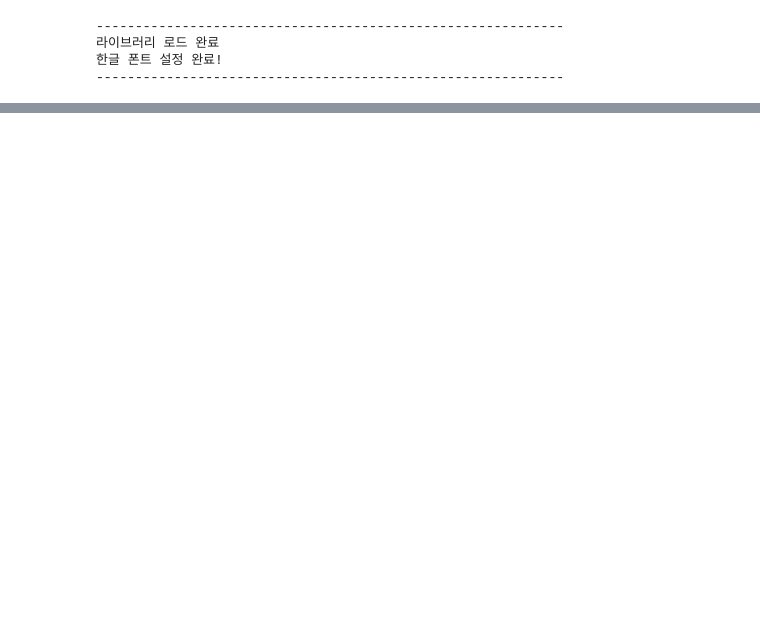
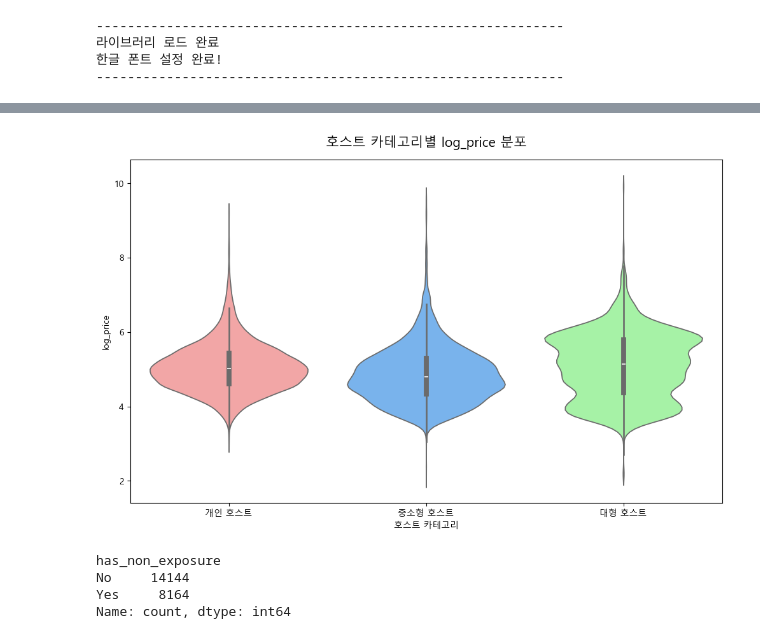
Before and after one commit to sybeom528/airbnb_price_prediction, a Jupyter notebook: notebooks/260304_khe.ipynb, the cells around one changed output, grey strips where cells are left out. Drawn from its saved outputs; the diff is of its cells as text; code cells hidden in the pictures; blank space fills up the shorter version.

```diff
--- a/notebooks/260304_khe.ipynb
+++ b/notebooks/260304_khe.ipynb
@@ -319,0 +81,14 @@ property_type (숙소 타입), room_type (룸 타입)
+# %%
+# calculated_host_listings_count 컬럼의 범위로 데이터 묶기
+# 개인 호스트 : 숙소 1개 / 중소형 호스트: 숙소 2~10개 / 대형 호스트: 숙소 11개 이상
+def categorize_host(listings_count):
+    if listings_count == 1:
+        return '개인 호스트'
+    elif 2 <= listings_count <= 10:
+        return '중소형 호스트'
+    else:
+        return '대형 호스트'
+df_cleaned_copy['host_category'] = df_cleaned_copy['calculated_host_listings_count'].apply(categorize_host)
+# host_category 컬럼의 범주별로 데이터 묶기
+host_category_counts = df_cleaned_copy['host_category'].value_counts()
+print(host_category_counts)
@@ -319,0 +154,28 @@ property_type (숙소 타입), room_type (룸 타입)
+# %%
+#바이올렛 도표로 시각화
+plt.figure(figsize=(12, 7))
+sns.violinplot(data=df_cleaned_copy, x='host_category', y='log_price', palette=['#ff9999','#66b3ff','#99ff99'])
+plt.title('호스트 카테고리별 log_price 분포', fontsize=15, pad=15)
+plt.xlabel('호스트 카테고리')
+plt.ylabel('log_price')
+plt.show()
+# %% [output]
+[figure, added]
+# %%
+# 호스트 카테고리별 에어비앤비 비노출/노출 호스트 숙소 분포 시각화
+ # 개인 호스트/중소형 호스트/기업형 호스트의 비노출/노출 숙소 분포 시각화
+
+# 에어비앤비 비노출 호스트 숙소 분포 확인
+ # host_total_listings_count: 호스트가 보유한 총 숙소 수
+ # host_listings_count: 호스트가 보유한 노출 숙소 수
+# 비노출 숙소 개수 컬럼 생성
+# host_non_exposure = host_total_listings_count - host_listings_count
+df_cleaned_copy['host_non_exposure'] = df_cleaned_copy['host_total_listings_count'] - df_cleaned_copy['host_listings_count']
+ # No: 비노출 숙소가 있는 호스트, Yes: 비노출 숙소가 없는 호스트
+df_cleaned_copy['has_non_exposure'] = df_cleaned_copy['host_non_exposure'].apply(lambda x: 'No' if x > 0 else 'Yes')
+df_cleaned_copy['has_non_exposure'].value_counts()
+# %% [output]
+has_non_exposure
+No     14144
+Yes     8164
+Name: count, dtype: int64
```
Also changed, not shown: parts of 43 cells of this notebook.
